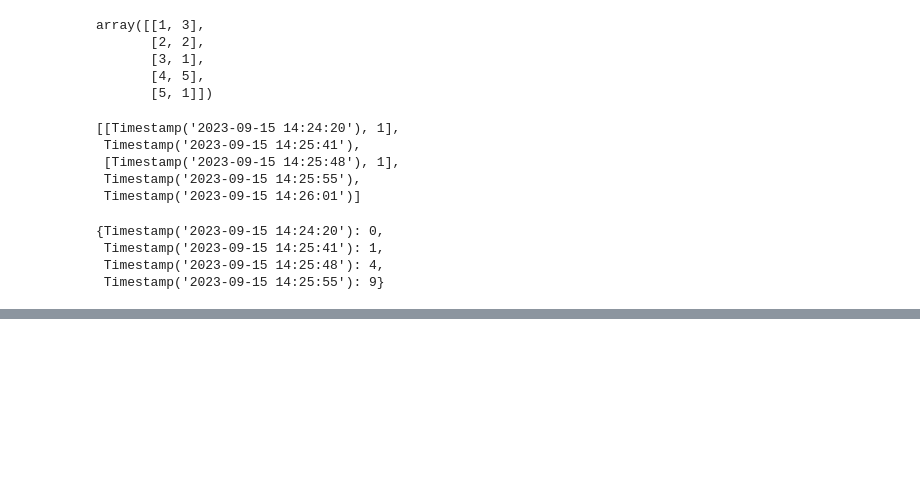
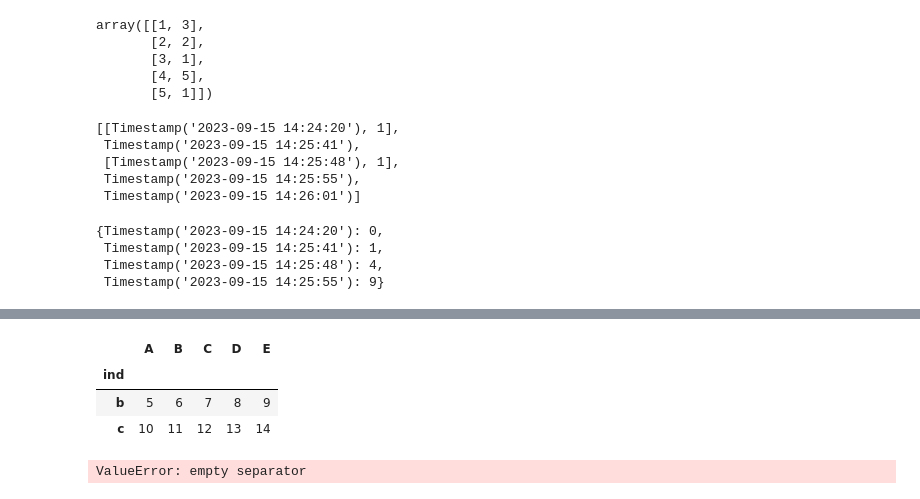
Before and after one commit to insommer/AnalysisCode, a Jupyter notebook: Applications/Coding Test.ipynb, the cells around one changed output, grey strips where cells are left out. Saved outputs shown, nothing was run; the diff lists cells and outputs as text; code cells hidden in the pictures; blank space fills up the shorter version.

```diff
--- a/Applications/Coding Test.ipynb
+++ b/Applications/Coding Test.ipynb
@@ -1770,0 +1866,15 @@ df1.join(df2, how='outer', lsuffix='_L')
+# %%
+maska = df.C>5
+maskb = df.A<15
+maskc = df.E<25
+# %%
+df[maska & maskb]
+# %% [output]
+|  | A | B | C | D | E |
+| ind |  |  |  |  |  |
+| b | 5 | 6 | 7 | 8 | 9 |
+| c | 10 | 11 | 12 | 13 | 14 |
+# %%
+'a_b*c+d'.split('')
+# %% [output]
+ValueError: empty separator
```
Also changed, not shown: parts of 55 cells of this notebook, 1 other file.
